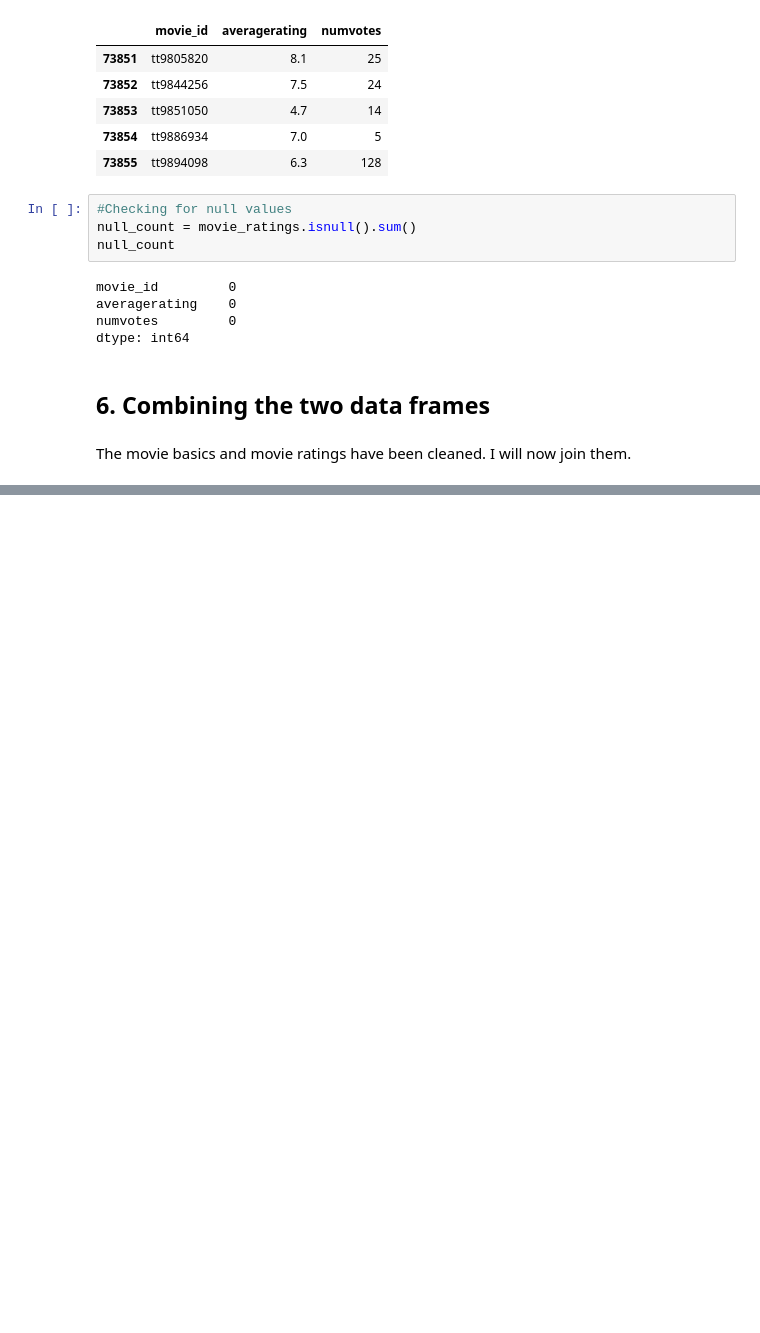
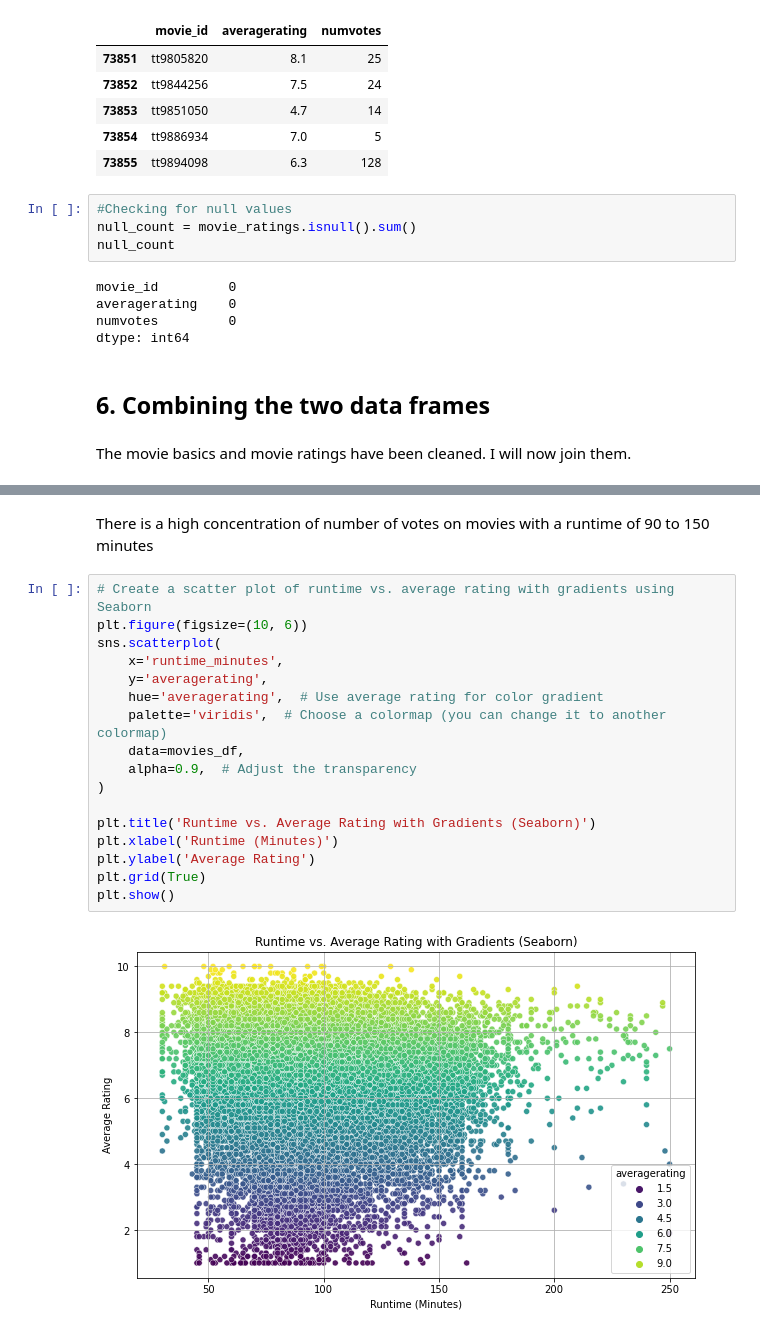
Before and after one commit to LynnsBaraka/dsf_ft_project_1, a Jupyter notebook: index.ipynb, the cells around one changed output, grey strips where cells are left out. Cells and saved outputs as stored; diff of their text form; blank space fills up the shorter version.

```diff
--- a/index.ipynb
+++ b/index.ipynb
@@ -450,0 +687,21 @@ plt.show()
+# %% [markdown]
+There is a high concentration of number of votes on movies with a runtime of 90 to 150 minutes
+# %%
+# Create a scatter plot of runtime vs. average rating with gradients using Seaborn
+plt.figure(figsize=(10, 6))
+sns.scatterplot(
+    x='runtime_minutes',
+    y='averagerating',
+    hue='averagerating',  # Use average rating for color gradient
+    palette='viridis',  # Choose a colormap (you can change it to another colormap)
+    data=movies_df,
+    alpha=0.9,  # Adjust the transparency
+)
+
+plt.title('Runtime vs. Average Rating with Gradients (Seaborn)')
+plt.xlabel('Runtime (Minutes)')
+plt.ylabel('Average Rating')
+plt.grid(True)
+plt.show()
+# %% [output]
+[figure, added]
```
Also changed, not shown: parts of 41 cells of this notebook, 1 other file.
